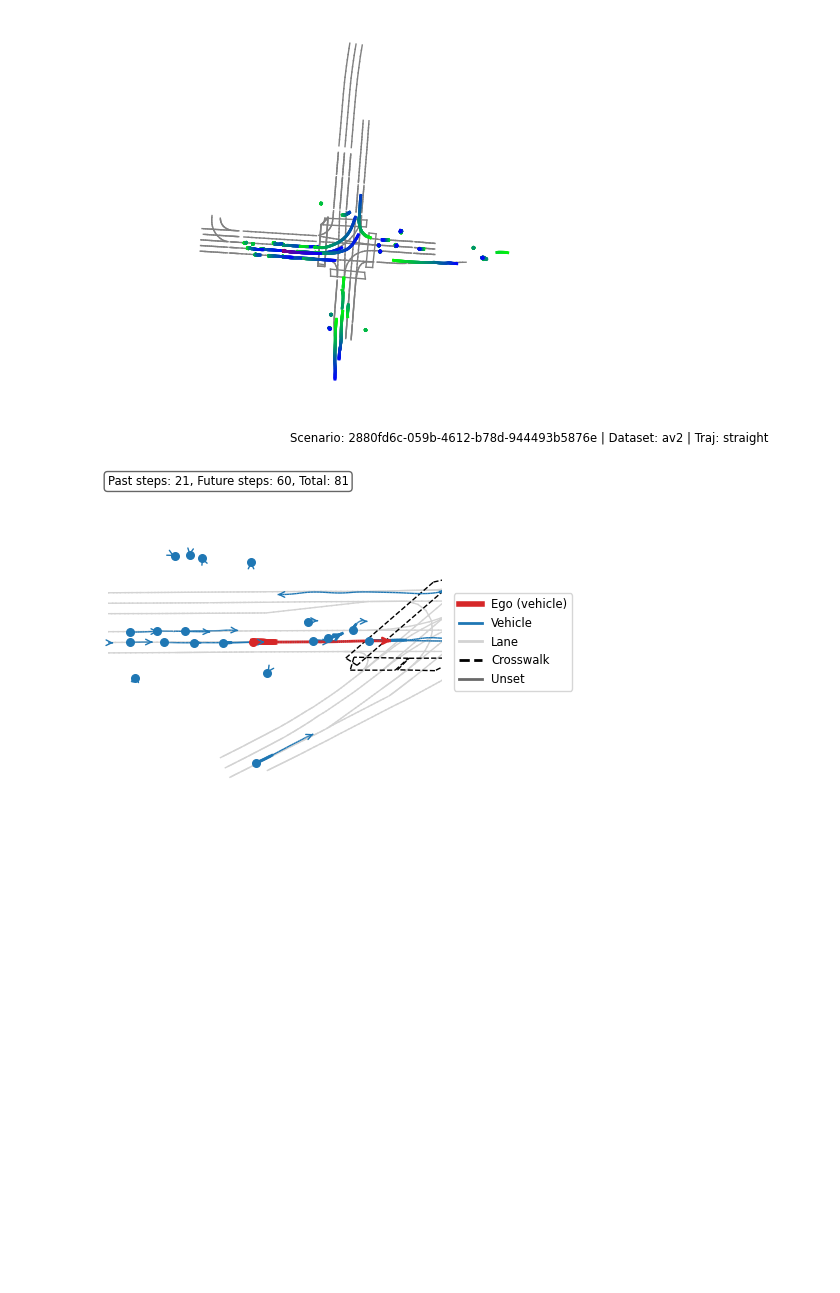
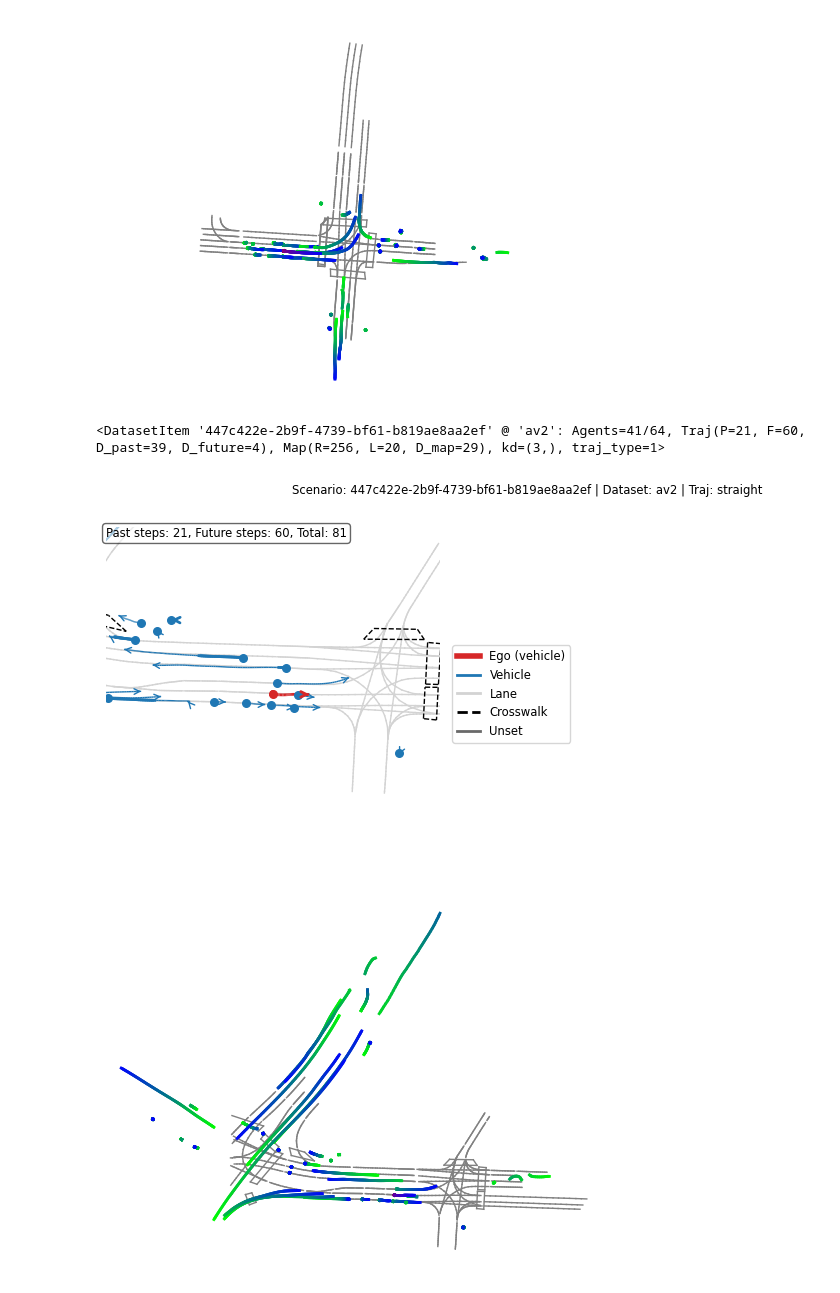
Before and after one commit to JanDuchscherer104/Video-Analysis, a Jupyter notebook: src/notebooks/unitraj_explore_data.ipynb, the cells around one changed output. Saved outputs shown, nothing was run; the diff lists cells and outputs as text; code cells hidden in the pictures; blank space fills up the shorter version.

Commit message:
add notebook on data visualization

```diff
--- a/src/notebooks/unitraj_explore_data.ipynb
+++ b/src/notebooks/unitraj_explore_data.ipynb
@@ -125,8 +142,13 @@ plt.show()
 # %%
 import numpy as np
 
 rnd_sample = datamodule.train_dataset[np.random.randint(0, len(datamodule.train_dataset))]
+print(rnd_sample.summary())
 plot_dataset_item(rnd_sample, include_agents_in_range=True, show_timestep_info=True)
 plt.show()
+check_loaded_data(rnd_sample)
+plt.show()
 # %% [output]
+<DatasetItem '447c422e-2b9f-4739-bf61-b819ae8aa2ef' @ 'av2': Agents=41/64, Traj(P=21, F=60, D_past=39, D_future=4), Map(R=256, L=20, D_map=29), kd=(3,), traj_type=1>
-[figure, old version]
+[figure, new version]
+[figure, added]
```
Also changed, not shown: parts of 2 cells of this notebook.
